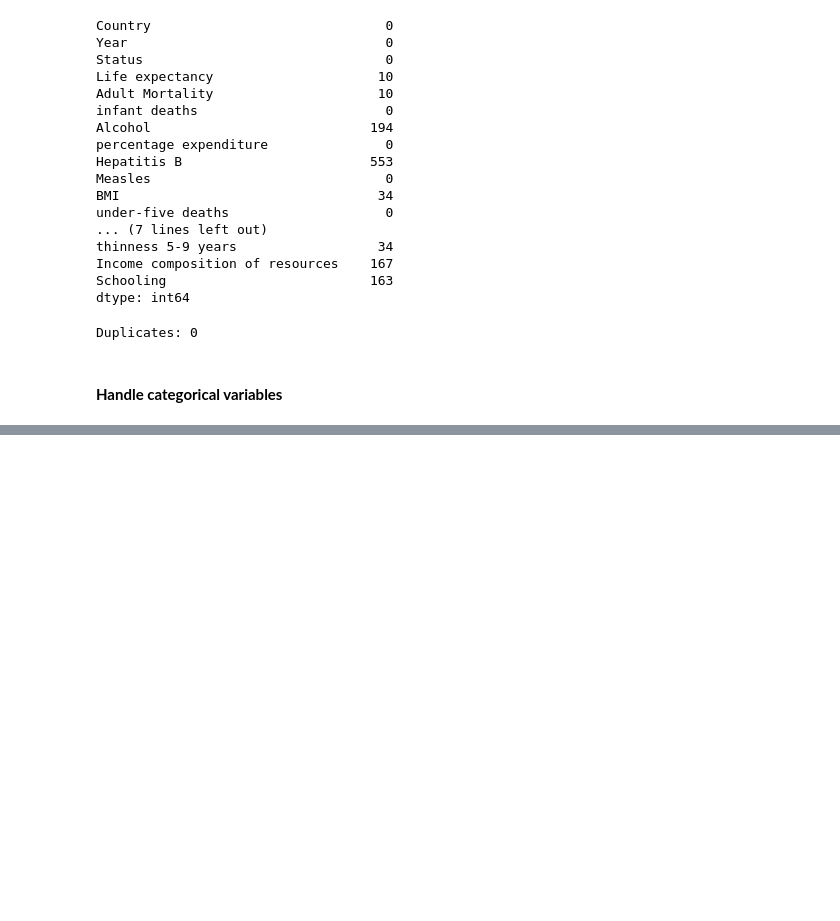
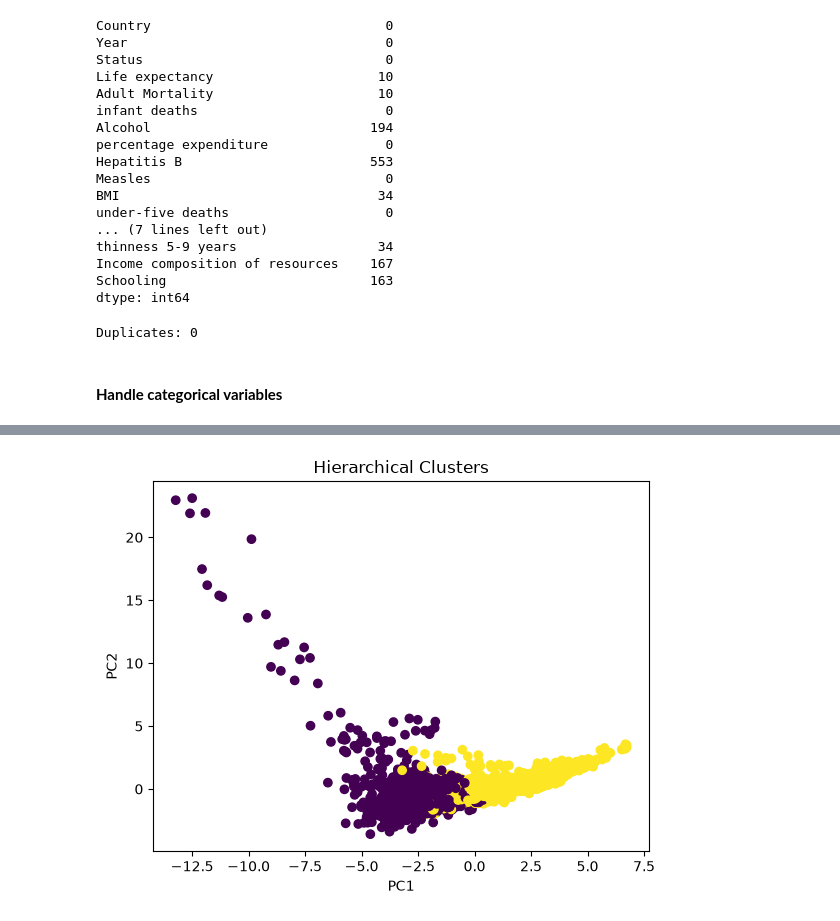
Before and after one commit to Yvesangwa/AI_labs, a Jupyter notebook: Lesson_9_Unsupervised_ML/Predicting_life_expectancy_Unsupervised_ML.ipynb, the cells around one changed output, grey strips where cells are left out. Cells and saved outputs as stored; diff of their text form; code cells hidden in the pictures; blank space fills up the shorter version.

```diff
--- a/Lesson_9_Unsupervised_ML/Predicting_life_expectancy_Unsupervised_ML.ipynb
+++ b/Lesson_9_Unsupervised_ML/Predicting_life_expectancy_Unsupervised_ML.ipynb
@@ -123,0 +162,4 @@ X_scaled = pd.DataFrame(
+# %%
+# Predict at 2 clusters
+hier_labels = AgglomerativeClustering(
+    n_clusters=2).fit_predict(X_scaled)
@@ -123,0 +184,11 @@ X_scaled = pd.DataFrame(
+# %%
+# Visualize Hirearchical clustering
+
+plt.scatter(X_pca[:, 0], X_pca[:, 1], c=hier_labels)
+
+plt.xlabel("PC1")
+plt.ylabel("PC2")
+plt.title("Hierarchical Clusters")
+plt.show()
+# %% [output]
+[figure, added]
```
Also changed, not shown: parts of 10 cells of this notebook.
